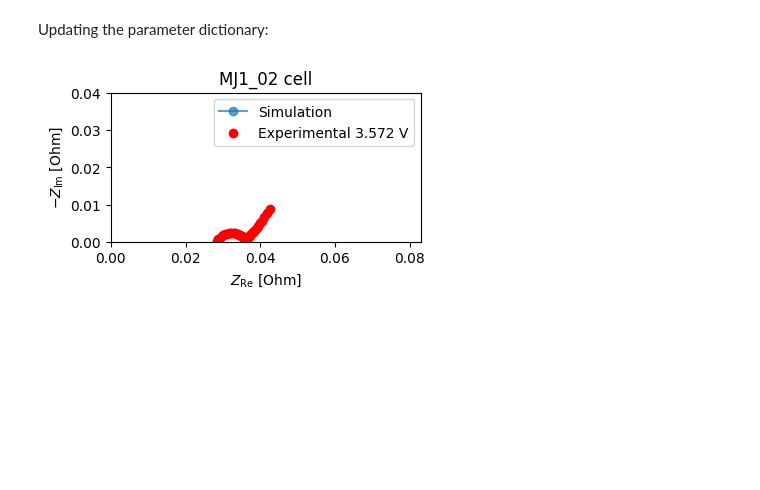
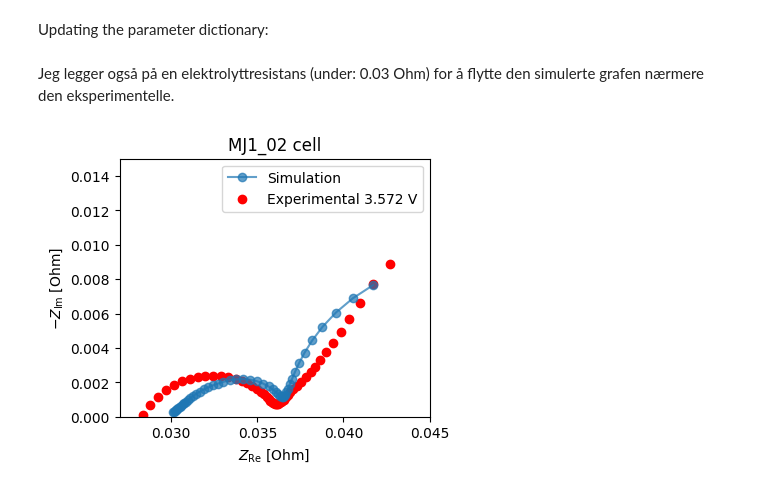
Before and after one commit to samaard2001/EIS-code, a Jupyter notebook: Code/EIS_ECM.ipynb, the cells around one changed output. Cells and saved outputs as stored; diff of their text form; code cells hidden in the pictures; blank space fills up the shorter version.

```diff
--- a/Code/EIS_ECM.ipynb
+++ b/Code/EIS_ECM.ipynb
@@ -257,15 +285,4 @@ As seen, the Pybamm simulation does not fit with the experimental graph. Further
 # %%
-# The optimized Randles parameters
-final_diff, opt_randles = optimize_diff(1, a_randles, calc_randles_Z)
-opt_elems = list_to_dict(a_randles, opt_randles)
-
-# geometry parameters
-e_height = params['Electrode height [m]']
-e_width = params['Electrode width [m]']
-e_A = e_height*e_width
-s_thick = params['Separator thickness [m]']
-anode_thick = params['Negative electrode thickness [m]']
-cathode_thick = params['Positive electrode thickness [m]']
 
 # Parameters I want to change to optimize the simulation graph:
 p = {
@@ -273,26 +290,27 @@ p = {
     'Negative electrode double-layer capacity [F.m-2]': opt_elems.get('Q2')/e_A,
     'Positive electrode double-layer capacity [F.m-2]': opt_elems.get('Q1')/e_A,
 
-    #Exchange current density - analog to Rct in the Randles circuit through the Butler-Volmer
-    "Positive electrode exchange-current density [A.m-2]": (8.314*298)/(1*96485*opt_elems.get('R_ct1')),
-    "Negative electrode exchange-current density [A.m-2]": (8.314*298)/(1*96485*opt_elems.get('R_ct2')),
+    #Exchange current density - relation to Rct in the Randles circuit through the Butler-Volmer
+    "Positive electrode exchange-current density [A.m-2]": (R*T)/(z*F*opt_elems.get('R_ct1')),
+    "Negative electrode exchange-current density [A.m-2]": (R*T)/(z*F*opt_elems.get('R_ct2')),
 
-    #Omic resistance - analog to Rel in the Randles circuit?
+    #Omic resistance - analog to Rel in the Randles circuit
     "Electrolyte conductivity [S.m-1]": 1/(s_thick*opt_elems.get('R_el')), #function
     "Negative electrode conductivity [S.m-1]": anode_thick/(opt_elems.get('R_ct2')*e_A),
     "Positive electrode conductivity [S.m-1]": cathode_thick/(opt_elems.get('R_ct1')*e_A),
 
     #Mass transfer resistance - analog to W in the Randles circuit?
-    "Negative particle diffusivity [m2.s-1]": ((8.314*298)/(1*96485*e_height*anode_thick*opt_elems.get('A1')))**2,
-    "Positive particle diffusivity [m2.s-1]": ((8.314*298)/(1*96485*e_height*cathode_thick*opt_elems.get('A1')))**2,
-    "Electrolyte diffusivity [m2.s-1]": ((8.314*298)/(1*96485*e_height*s_thick*opt_elems.get('A1')))**2,
+    #"Negative particle diffusivity [m2.s-1]": ((R*T)/(z*F*e_A*opt_elems.get('A1')))**2,
+    #"Electrolyte diffusivity [m2.s-1]": (R*T*s_thick)/(z**2*F**2*c_n*e_A*opt_elems.get('R_el')),
      }
 # %% [markdown]
 Updating the parameter dictionary:
 # %%
 init_params = dict_to_list(p)
 
-params.update(
+# New parameter list
+params_new = params
+params_new.update(
     {'Negative electrode double-layer capacity [F.m-2]': init_params[0],
      'Positive electrode double-layer capacity [F.m-2]': init_params[1],
 
@@ -303,12 +321,13 @@ params.update(
      "Negative electrode conductivity [S.m-1]": init_params[5],
      "Positive electrode conductivity [S.m-1]": init_params[6],
 
-     "Negative particle diffusivity [m2.s-1]": init_params[7],
-     "Positive particle diffusivity [m2.s-1]": init_params[8],
-     "Electrolyte diffusivity [m2.s-1]": init_params[9]
+     #"Negative particle diffusivity [m2.s-1]": init_params[7],
+     #"Electrolyte diffusivity [m2.s-1]": init_params[8]
 
      })
-# %%
-pybamm_plotting(1, params)
-# %% [output]
-[figure, removed]
+# %% [markdown]
+Jeg legger også på en elektrolyttresistans (under: 0.03 Ohm) for å flytte den simulerte grafen nærmere den eksperimentelle.
+# %%
+pybamm_plotting(1, params_new, 0.03, [0.027, 0.045], [0, 0.015])
+# %% [output]
+[figure, added]
```
Also changed, not shown: parts of 4 cells of this notebook, 3 other files.
